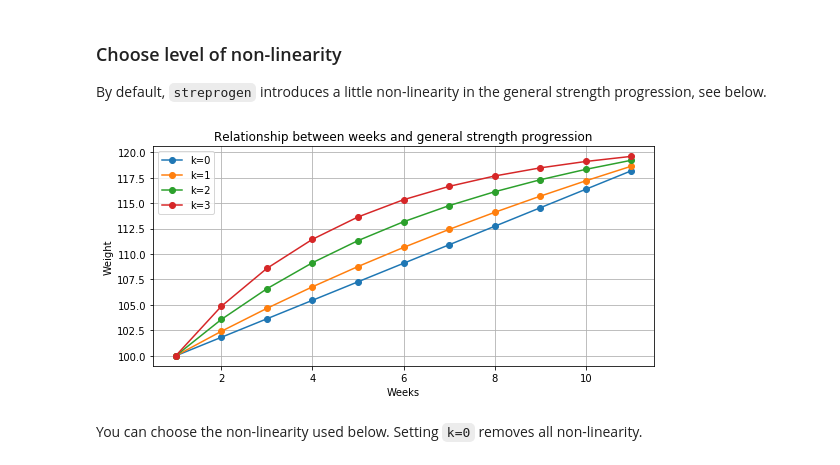
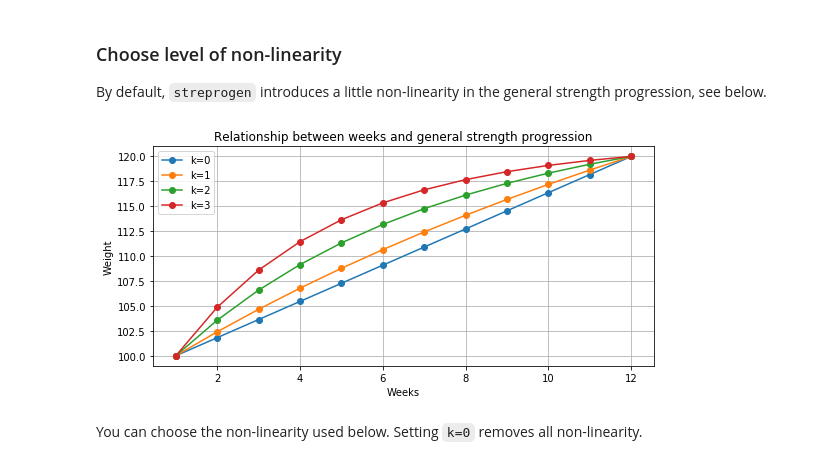
Before and after one commit to tommyod/streprogen, a Jupyter notebook: examples/Example - Beginner 5x5 program.ipynb, the cells around one changed output. Drawn from its saved outputs; the diff is of its cells as text; code cells hidden in the pictures.

```diff
--- a/examples/Example - Beginner 5x5 program.ipynb
+++ b/examples/Example - Beginner 5x5 program.ipynb
@@ -23,23 +23,24 @@ By default, `streprogen` introduces a little non-linearity in the general streng
 # %%
 plt.figure(figsize=(8, 4))
 plt.title("Relationship between weeks and general strength progression")
 
 duration = 12
-weeks = list(range(1, duration))
+weeks = list(range(1, duration + 1))
 
+# For k=1, 2, 3, 4, plot the general strength progression function
 for k in range(0, 4):
-
     progression = functools.partial(progression_diffeq, k=k)
+    # The weights are arbitrary here, it's just to show the general behavior
+    # These weights will not be used in the actual program. In the actual program,
+    # weights for your specific exercises will be used.
     plt.plot(weeks, progression(weeks, start_weight=100, final_weight=120,
                                 start_week=1, final_week=12), '-o', label="k=" + str(k))
-plt.xlabel("Weeks")
-plt.ylabel("Weight")
-plt.grid()
-plt.legend()
 
-plt.tight_layout()
+# Set up the plot and show it
+plt.xlabel("Weeks"); plt.ylabel("Weight")
+plt.grid(); plt.legend(); plt.tight_layout()
 # %% [output]
-[figure, old version]
+[figure, new version]
 # %% [markdown]
 You can choose the non-linearity used below. Setting `k=0` removes all non-linearity.
 # %%
```
Also changed, not shown: parts of 1 cell of this notebook, 7 other files.
